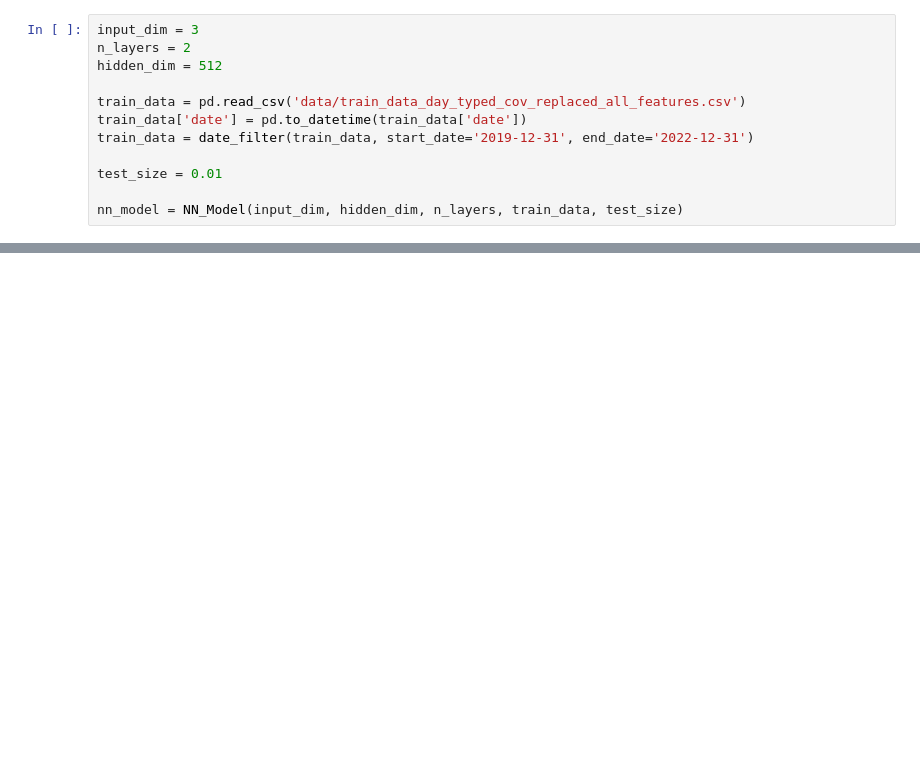
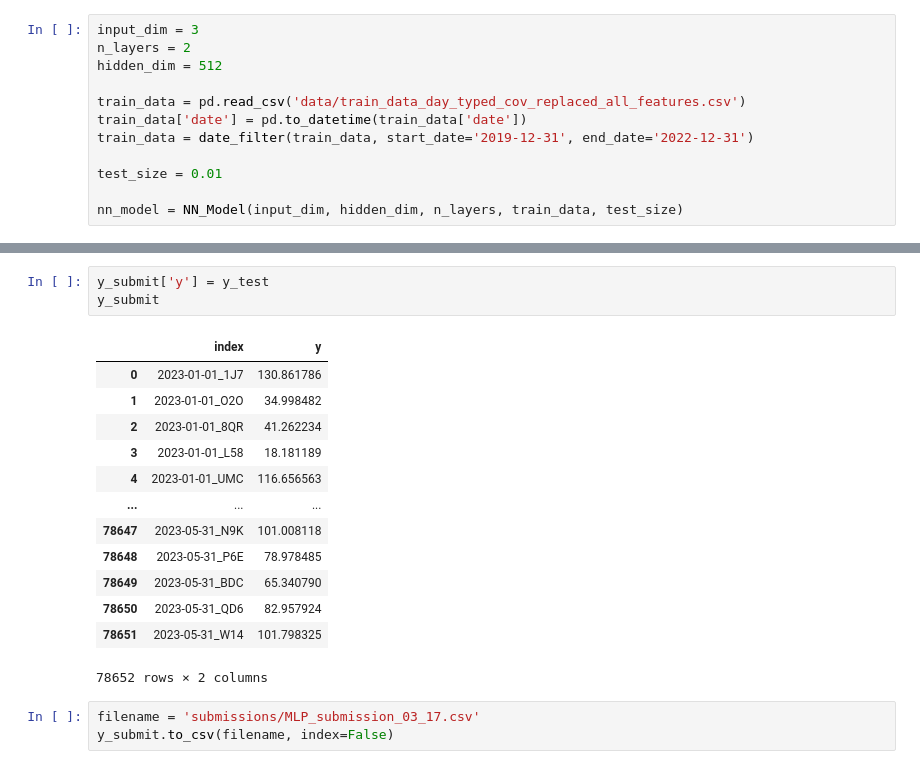
Before and after one commit to mathisemb/challenge_sncf_2024, a Jupyter notebook: MLP_model.ipynb, the cells around one changed output, grey strips where cells are left out. Drawn from its saved outputs; the diff is of its cells as text; blank space fills up the shorter version.

```diff
--- a/MLP_model.ipynb
+++ b/MLP_model.ipynb
@@ -221,0 +206,20 @@ KeyboardInterrupt:
+# %%
+y_submit['y'] = y_test
+y_submit
+# %% [output]
+|  | index | y |
+| 0 | 2023-01-01_1J7 | 130.861786 |
+| 1 | 2023-01-01_O2O | 34.998482 |
+| 2 | 2023-01-01_8QR | 41.262234 |
+| 3 | 2023-01-01_L58 | 18.181189 |
+| 4 | 2023-01-01_UMC | 116.656563 |
+| ... | ... | ... |
+| 78647 | 2023-05-31_N9K | 101.008118 |
+| 78648 | 2023-05-31_P6E | 78.978485 |
+| 78649 | 2023-05-31_BDC | 65.340790 |
+| 78650 | 2023-05-31_QD6 | 82.957924 |
+| 78651 | 2023-05-31_W14 | 101.798325 |
+78652 rows × 2 columns
+# %%
+filename = 'submissions/MLP_submission_03_17.csv'
+y_submit.to_csv(filename, index=False)
```
Also changed, not shown: parts of 10 cells of this notebook, 2 other files.
